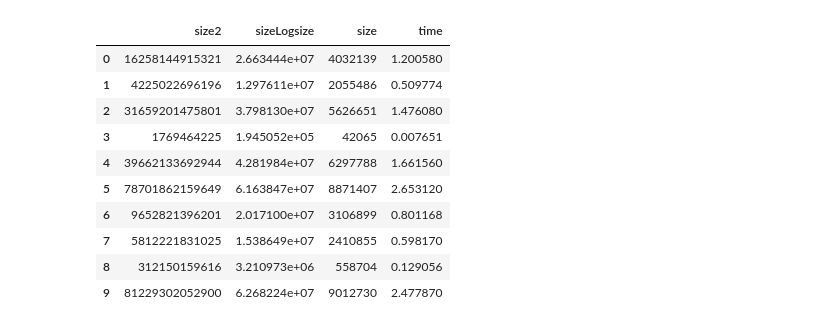
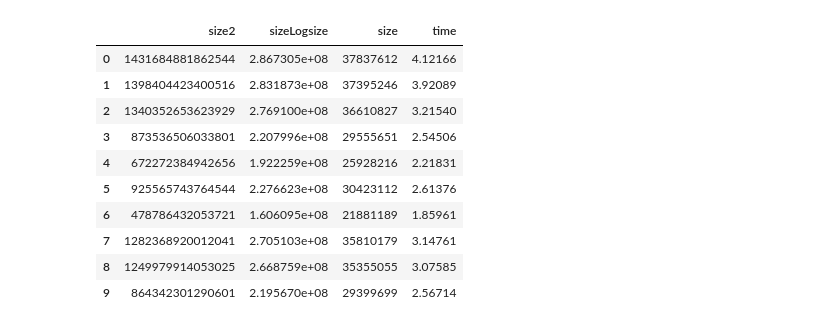
Before and after one commit to xuanthang482/CS114.K21, a Jupyter notebook: Regression.ipynb, the cells around one changed output. Cells and saved outputs as stored; diff of their text form; code cells hidden in the pictures.

```diff
--- a/Regression.ipynb
+++ b/Regression.ipynb
@@ -11,4 +9,7 @@ ImportError: ignored
 # %%
 # Load dataset
-dataset = pd.read_csv('https://cs.uit.edu.vn/data.txt',names= ['size','time'])
+dataset2 = pd.read_csv('https://cs.uit.edu.vn/data2.txt',names= ['size','time'])
+# %%
+# Load dataset
+dataset3 = pd.read_csv('https://cs.uit.edu.vn/data3.txt',names= ['size','time'])
 # %%
@@ -38,6 +47,6 @@ print(dataset.shape)
 # %%
-dataset['size2'] = dataset['size']*dataset['size']
-dataset['sizeLogsize'] = dataset['size']*np.log10(dataset['size'])
-dataset
+dataset3['size2'] = dataset3['size']*dataset['size']
+dataset3['sizeLogsize'] = dataset3['size']*np.log10(dataset3['size'])
+dataset3
 # %% [output]
 |  | size | time | size2 | sizeLogsize |
@@ -56,18 +65,18 @@ dataset
 # %%
-dataset = pd.DataFrame(dataset, columns=['size2', 'sizeLogsize', 'size', 'time'])
+dataset3 = pd.DataFrame(dataset3, columns=['size2', 'sizeLogsize', 'size', 'time'])
 # %%
-dataset.head(10)
+dataset3.head(10)
 # %% [output]
 |  | size2 | sizeLogsize | size | time |
-| 0 | 16258144915321 | 2.663444e+07 | 4032139 | 1.200580 |
-| 1 | 4225022696196 | 1.297611e+07 | 2055486 | 0.509774 |
-| 2 | 31659201475801 | 3.798130e+07 | 5626651 | 1.476080 |
-| 3 | 1769464225 | 1.945052e+05 | 42065 | 0.007651 |
-| 4 | 39662133692944 | 4.281984e+07 | 6297788 | 1.661560 |
-| 5 | 78701862159649 | 6.163847e+07 | 8871407 | 2.653120 |
-| 6 | 9652821396201 | 2.017100e+07 | 3106899 | 0.801168 |
-| 7 | 5812221831025 | 1.538649e+07 | 2410855 | 0.598170 |
-| 8 | 312150159616 | 3.210973e+06 | 558704 | 0.129056 |
-| 9 | 81229302052900 | 6.268224e+07 | 9012730 | 2.477870 |
+| 0 | 1431684881862544 | 2.867305e+08 | 37837612 | 4.12166 |
+| 1 | 1398404423400516 | 2.831873e+08 | 37395246 | 3.92089 |
+| 2 | 1340352653623929 | 2.769100e+08 | 36610827 | 3.21540 |
+| 3 | 873536506033801 | 2.207996e+08 | 29555651 | 2.54506 |
+| 4 | 672272384942656 | 1.922259e+08 | 25928216 | 2.21831 |
+| 5 | 925565743764544 | 2.276623e+08 | 30423112 | 2.61376 |
+| 6 | 478786432053721 | 1.606095e+08 | 21881189 | 1.85961 |
+| 7 | 1282368920012041 | 2.705103e+08 | 35810179 | 3.14761 |
+| 8 | 1249979914053025 | 2.668759e+08 | 35355055 | 3.07585 |
+| 9 | 864342301290601 | 2.195670e+08 | 29399699 | 2.56714 |
 # %%
 # box and whisker plots
```
Also changed, not shown: parts of 17 cells of this notebook.
